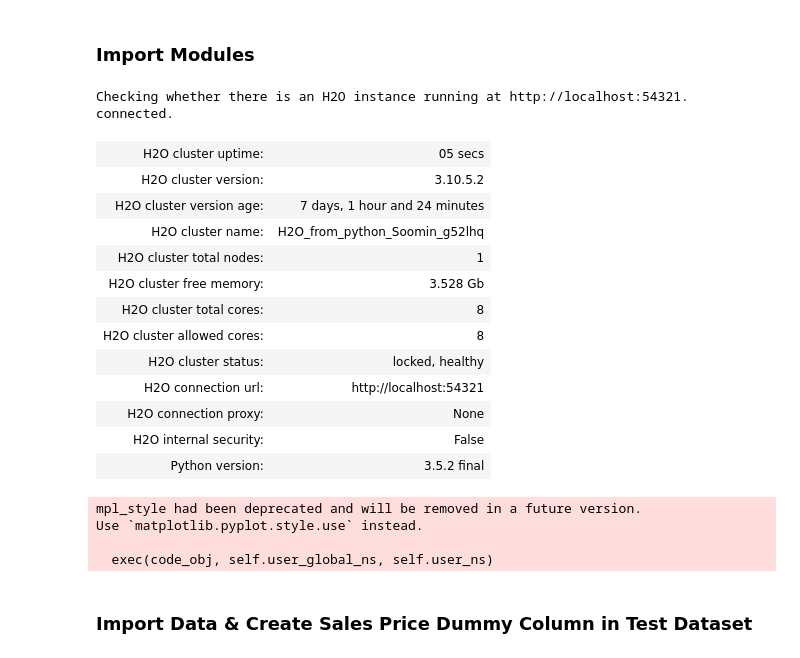
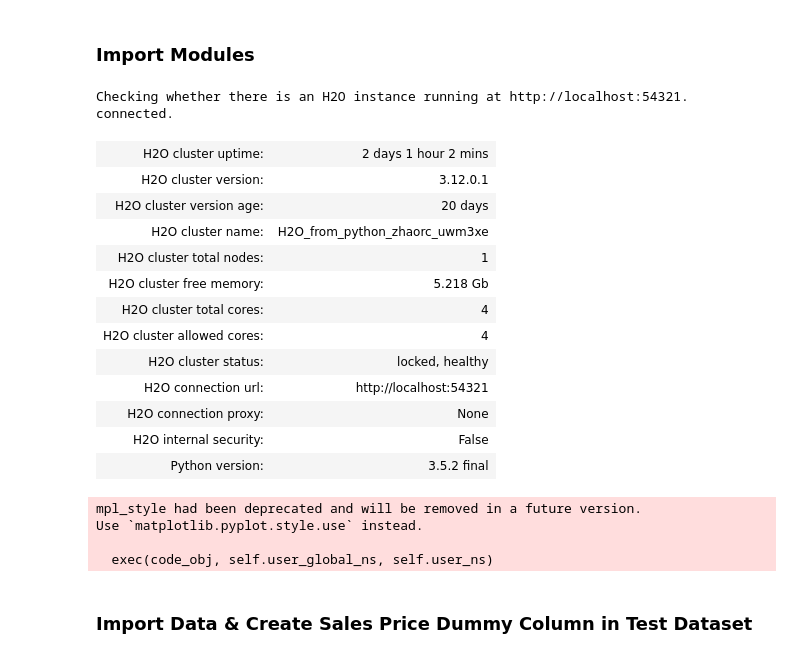
Before and after one commit to SDR-MachineLearning/files, a Jupyter notebook: Housing_WorkAssignment_20170627.ipynb, the cells around one changed output. Cells and saved outputs as stored; diff of their text form; code cells hidden in the pictures.

```diff
--- a/Housing_WorkAssignment_20170627.ipynb
+++ b/Housing_WorkAssignment_20170627.ipynb
@@ -3,32 +3,34 @@
 # %%
 import h2o
 from h2o.estimators.glrm import H2OGeneralizedLowRankEstimator
 from h2o.estimators.gbm import H2OGradientBoostingEstimator
 from h2o.estimators.random_forest import H2ORandomForestEstimator
 from h2o.grid.grid_search import H2OGridSearch
 from h2o.estimators.xgboost import H2OXGBoostEstimator
 from h2o.estimators.stackedensemble import H2OStackedEnsembleEstimator
 #import xgboost as xgb
 h2o.init() # give h2o as much memory as possible
 h2o.no_progress() # turn off h2o progress bars
 
 import numpy as np
 import pandas as pd
 import matplotlib.pyplot as plt
 from scipy.stats.mstats import winsorize
 import matplotlib.pyplot as plt
 pd.options.display.mpl_style = 'default'
 from pandas.tools.plotting import scatter_matrix
+import seaborn as sns
+sns.set()
 # %% [output]
 Checking whether there is an H2O instance running at http://localhost:54321. connected.
-| H2O cluster uptime: | 05 secs |
-| H2O cluster version: | 3.10.5.2 |
-| H2O cluster version age: | 7 days, 1 hour and 24 minutes |
-| H2O cluster name: | H2O_from_python_Soomin_g52lhq |
+| H2O cluster uptime: | 2 days 1 hour 2 mins |
+| H2O cluster version: | 3.12.0.1 |
+| H2O cluster version age: | 20 days |
+| H2O cluster name: | H2O_from_python_zhaorc_uwm3xe |
 | H2O cluster total nodes: | 1 |
-| H2O cluster free memory: | 3.528 Gb |
-| H2O cluster total cores: | 8 |
-| H2O cluster allowed cores: | 8 |
+| H2O cluster free memory: | 5.218 Gb |
+| H2O cluster total cores: | 4 |
+| H2O cluster allowed cores: | 4 |
 | H2O cluster status: | locked, healthy |
 | H2O connection url: | http://localhost:54321 |
 | H2O connection proxy: | None |
```
Also changed, not shown: parts of 36 cells of this notebook.
